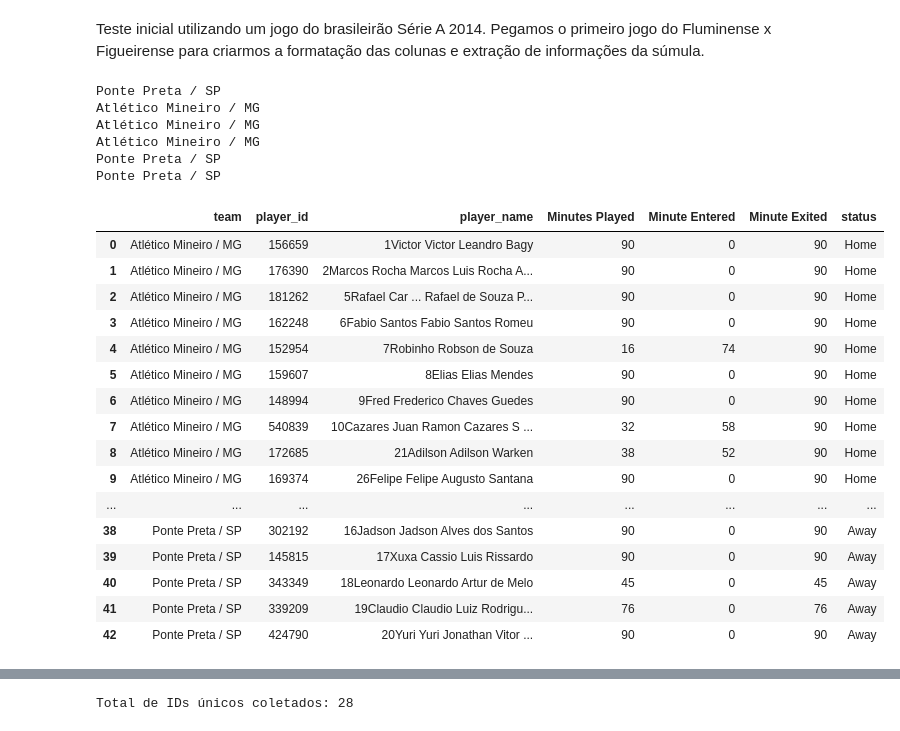
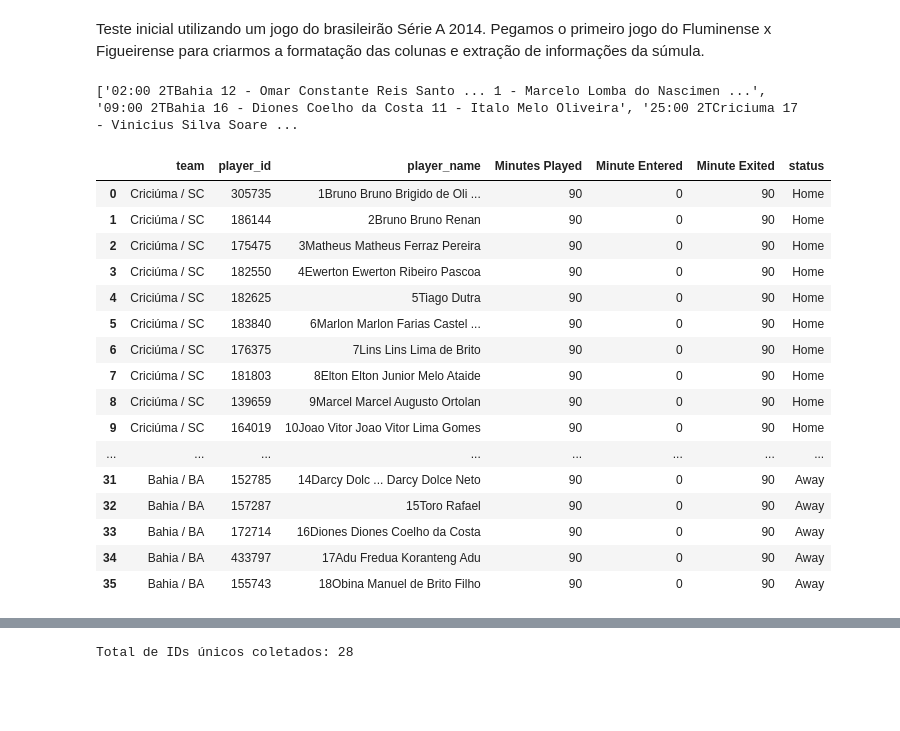
Before and after one commit to ramalhogs/Football-ranking-players, a Jupyter notebook: old_notebooks/formatacao_sumulas.ipynb, the cells around one changed output, grey strips where cells are left out. Cells and saved outputs as stored; diff of their text form; code cells hidden in the pictures; blank space fills up the shorter version.

Commit message:
working in Serie A, except 2013

```diff
--- a/old_notebooks/formatacao_sumulas.ipynb
+++ b/old_notebooks/formatacao_sumulas.ipynb
@@ -4,12 +4,12 @@ import numpy as np
 import re
 import os
 
-df = pd.read_json('../Data/Serie_A_2017_games.json')
+df = pd.read_json('../Data/Serie_A_2013_games.json')
 
-df_squad = pd.read_json('../Data/Serie_A_2018_squads.json').T
+df_squad = pd.read_json('../Data/Serie_A_2013_squads.json').T
 
 df_transposto = df.transpose()
 
-df_transposto.head(29)
+df_transposto.head(20)
 # %% [output]
 |  | Home | Away | Result | Players | Goals | Changes | Yellow cards | Red cards |
@@ -48,10 +48,10 @@ df_squad.head(9)
 # %% [markdown]
 Teste inicial utilizando um jogo do brasileirão Série A 2014. Pegamos o primeiro jogo do Fluminense x Figueirense para criarmos a formatação das colunas e extração de informações da súmula.
 # %%
-players_teams = df_transposto.iloc[24, 3]
-team_changes = df_transposto.iloc[24, 5]
+players_teams = df_transposto.iloc[6, 3]
+team_changes = df_transposto.iloc[6, 5]
 
-start_players = df_squad.iloc[24,:]
+start_players = df_squad.iloc[6,:]
 
 # Criando DataFrame dos jogadores
 new_df_players = pd.DataFrame(players_teams, columns=['player', 'team'])
@@ -86,7 +86,7 @@ def parse_team_changes(changes):
 
 
 parsed_changes = parse_team_changes(team_changes)
-#print(parsed_changes[0])
+print(team_changes)
 
 
 new_df_players['Minutes Played'] = 90
@@ -99,6 +99,7 @@ def verifica_substring(substring, string):
 
 
 def tratar_excecoes_nomes_times(team):
+
     # Dicionário de exceções: chave é o nome parcial, valor é o nome completo
     excecoes = {
         "Atlético/PR": "Athletico Paranaense/PR",
@@ -118,55 +119,50 @@ for time, half, team, player_out_number, player_in_number in parsed_changes:
 
     if '2T' in half:
         minute_entered = 45 + minute
         minute_exited = 45 + minute
     else:
         minute_entered = minute
         minute_exited = minute
-    print(team)
+
     # Atualizar o jogador que entrou
     mask_in = (new_df_players['player_name'].apply(lambda x: re.match(r'^' + player_in_number + r'\D', x) is not None) &
                new_df_players['team'].apply(lambda x: verifica_substring(team, x)))
     new_df_players.loc[mask_in, 'Minute Entered'] = minute_entered
     new_df_players.loc[mask_in, 'Minute Exited'] = 90  # O jogador que entra fica até o final do jogo
 
     # Atualizar o jogador que saiu
     mask_out = (new_df_players['player_name'].apply(lambda x: re.match(r'^' + player_out_number + r'\D', x) is not None) &
                 new_df_players['team'].apply(lambda x: verifica_substring(team, x)))
     new_df_players.loc[mask_out, 'Minute Exited'] = minute_exited
 
 new_df_players['Minutes Played'] = new_df_players['Minute Exited'] - new_df_players['Minute Entered']
 
 
 #setando Home ou Away
-home_team = df_transposto.iloc[24, 0]
+home_team = df_transposto.iloc[6, 0]
 new_df_players
 new_df_players['status'] = np.where(new_df_players['team'] == home_team, 'Home', 'Away')
 
 new_df_players = new_df_players.drop(columns='player')
 # Visualizando o novo DataFrame
 new_df_players
 # %% [output]
-Ponte Preta / SP
-Atlético Mineiro / MG
-Atlético Mineiro / MG
-Atlético Mineiro / MG
-Ponte Preta / SP
-Ponte Preta / SP
+['02:00 2TBahia 12 - Omar Constante Reis Santo ... 1 - Marcelo Lomba do Nascimen ...', '09:00 2TBahia 16 - Diones Coelho da Costa 11 - Italo Melo Oliveira', '25:00 2TCriciuma 17 - Vinicius Silva Soare ...
 |  | team | player_id | player_name | Minutes Played | Minute Entered | Minute Exited | status |
-| 0 | Atlético Mineiro / MG | 156659 | 1Victor Victor Leandro Bagy | 90 | 0 | 90 | Home |
-| 1 | Atlético Mineiro / MG | 176390 | 2Marcos Rocha Marcos Luis Rocha A... | 90 | 0 | 90 | Home |
-| 2 | Atlético Mineiro / MG | 181262 | 5Rafael Car ... Rafael de Souza P... | 90 | 0 | 90 | Home |
-| 3 | Atlético Mineiro / MG | 162248 | 6Fabio Santos Fabio Santos Romeu | 90 | 0 | 90 | Home |
-| 4 | Atlético Mineiro / MG | 152954 | 7Robinho Robson de Souza | 16 | 74 | 90 | Home |
-| 5 | Atlético Mineiro / MG | 159607 | 8Elias Elias Mendes | 90 | 0 | 90 | Home |
-| 6 | Atlético Mineiro / MG | 148994 | 9Fred Frederico Chaves Guedes | 90 | 0 | 90 | Home |
-| 7 | Atlético Mineiro / MG | 540839 | 10Cazares Juan Ramon Cazares S ... | 32 | 58 | 90 | Home |
-| 8 | Atlético Mineiro / MG | 172685 | 21Adilson Adilson Warken | 38 | 52 | 90 | Home |
-| 9 | Atlético Mineiro / MG | 169374 | 26Felipe Felipe Augusto Santana | 90 | 0 | 90 | Home |
+| 0 | Criciúma / SC | 305735 | 1Bruno Bruno Brigido de Oli ... | 90 | 0 | 90 | Home |
+| 1 | Criciúma / SC | 186144 | 2Bruno Bruno Renan | 90 | 0 | 90 | Home |
+| 2 | Criciúma / SC | 175475 | 3Matheus Matheus Ferraz Pereira | 90 | 0 | 90 | Home |
+| 3 | Criciúma / SC | 182550 | 4Ewerton Ewerton Ribeiro Pascoa | 90 | 0 | 90 | Home |
+| 4 | Criciúma / SC | 182625 | 5Tiago Dutra | 90 | 0 | 90 | Home |
+| 5 | Criciúma / SC | 183840 | 6Marlon Marlon Farias Castel ... | 90 | 0 | 90 | Home |
+| 6 | Criciúma / SC | 176375 | 7Lins Lins Lima de Brito | 90 | 0 | 90 | Home |
+| 7 | Criciúma / SC | 181803 | 8Elton Elton Junior Melo Ataide | 90 | 0 | 90 | Home |
+| 8 | Criciúma / SC | 139659 | 9Marcel Marcel Augusto Ortolan | 90 | 0 | 90 | Home |
+| 9 | Criciúma / SC | 164019 | 10Joao Vitor Joao Vitor Lima Gomes | 90 | 0 | 90 | Home |
 | ... | ... | ... | ... | ... | ... | ... | ... |
-| 38 | Ponte Preta / SP | 302192 | 16Jadson Jadson Alves dos Santos | 90 | 0 | 90 | Away |
-| 39 | Ponte Preta / SP | 145815 | 17Xuxa Cassio Luis Rissardo | 90 | 0 | 90 | Away |
-| 40 | Ponte Preta / SP | 343349 | 18Leonardo Leonardo Artur de Melo | 45 | 0 | 45 | Away |
-| 41 | Ponte Preta / SP | 339209 | 19Claudio Claudio Luiz Rodrigu... | 76 | 0 | 76 | Away |
-| 42 | Ponte Preta / SP | 424790 | 20Yuri Yuri Jonathan Vitor ... | 90 | 0 | 90 | Away |
+| 31 | Bahia / BA | 152785 | 14Darcy Dolc ... Darcy Dolce Neto | 90 | 0 | 90 | Away |
+| 32 | Bahia / BA | 157287 | 15Toro Rafael | 90 | 0 | 90 | Away |
+| 33 | Bahia / BA | 172714 | 16Diones Diones Coelho da Costa | 90 | 0 | 90 | Away |
+| 34 | Bahia / BA | 433797 | 17Adu Fredua Koranteng Adu | 90 | 0 | 90 | Away |
+| 35 | Bahia / BA | 155743 | 18Obina Manuel de Brito Filho | 90 | 0 | 90 | Away |
 # %%
```
Also changed, not shown: parts of 6 cells of this notebook, 6 other files.
